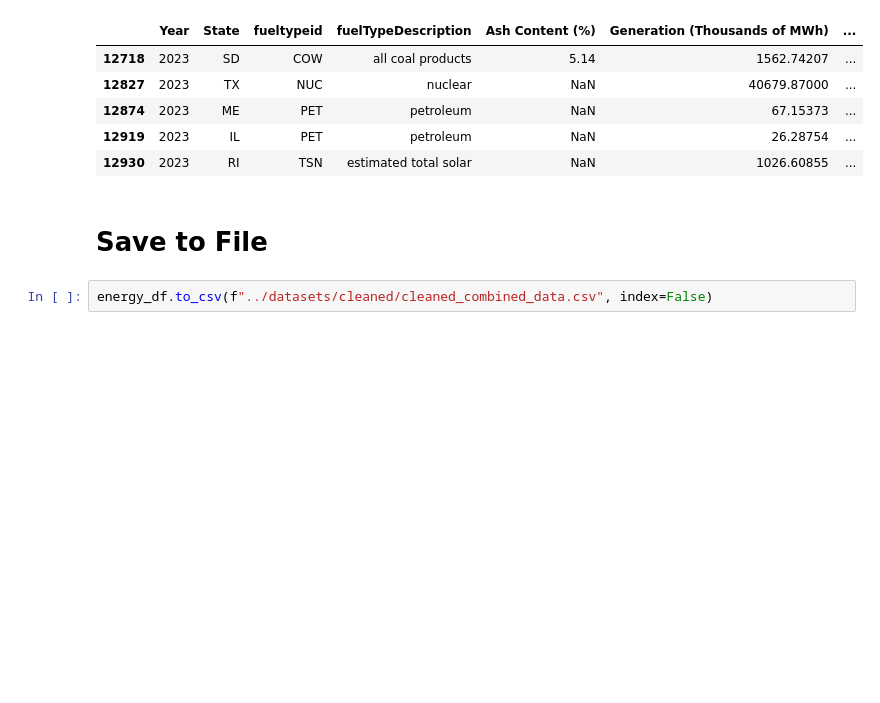
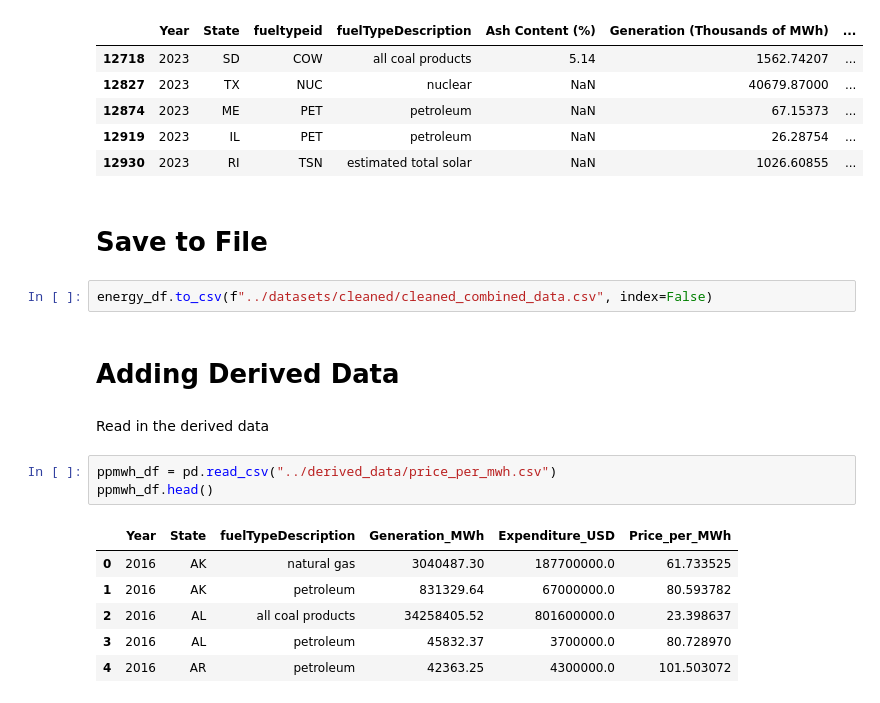
Before and after one commit to TKSteppat/CSCI385-Energy, a Jupyter notebook: data_exploration/data_explore.ipynb, the cells around one changed output. Drawn from its saved outputs; the diff is of its cells as text; blank space fills up the shorter version.

```diff
--- a/data_exploration/data_explore.ipynb
+++ b/data_exploration/data_explore.ipynb
@@ -364,3 +368,17 @@ energy_df.head()
 # Save to File
 # %%
 energy_df.to_csv(f"../datasets/cleaned/cleaned_combined_data.csv", index=False)
+# %% [markdown]
+# Adding Derived Data
+# %% [markdown]
+Read in the derived data
+# %%
+ppmwh_df = pd.read_csv("../derived_data/price_per_mwh.csv")
+ppmwh_df.head()
+# %% [output]
+|  | Year | State | fuelTypeDescription | Generation_MWh | Expenditure_USD | Price_per_MWh |
+| 0 | 2016 | AK | natural gas | 3040487.30 | 187700000.0 | 61.733525 |
+| 1 | 2016 | AK | petroleum | 831329.64 | 67000000.0 | 80.593782 |
+| 2 | 2016 | AL | all coal products | 34258405.52 | 801600000.0 | 23.398637 |
+| 3 | 2016 | AL | petroleum | 45832.37 | 3700000.0 | 80.728970 |
+| 4 | 2016 | AR | petroleum | 42363.25 | 4300000.0 | 101.503072 |
```
Also changed, not shown: parts of 12 cells of this notebook, 2 other files.
